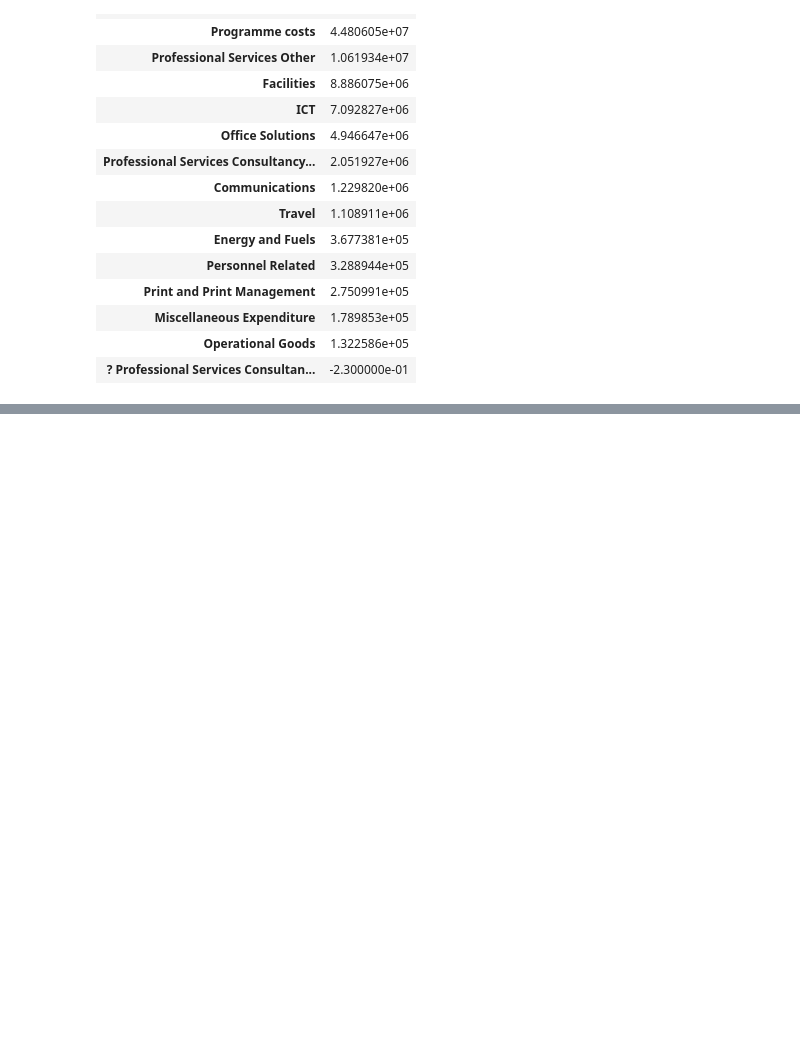
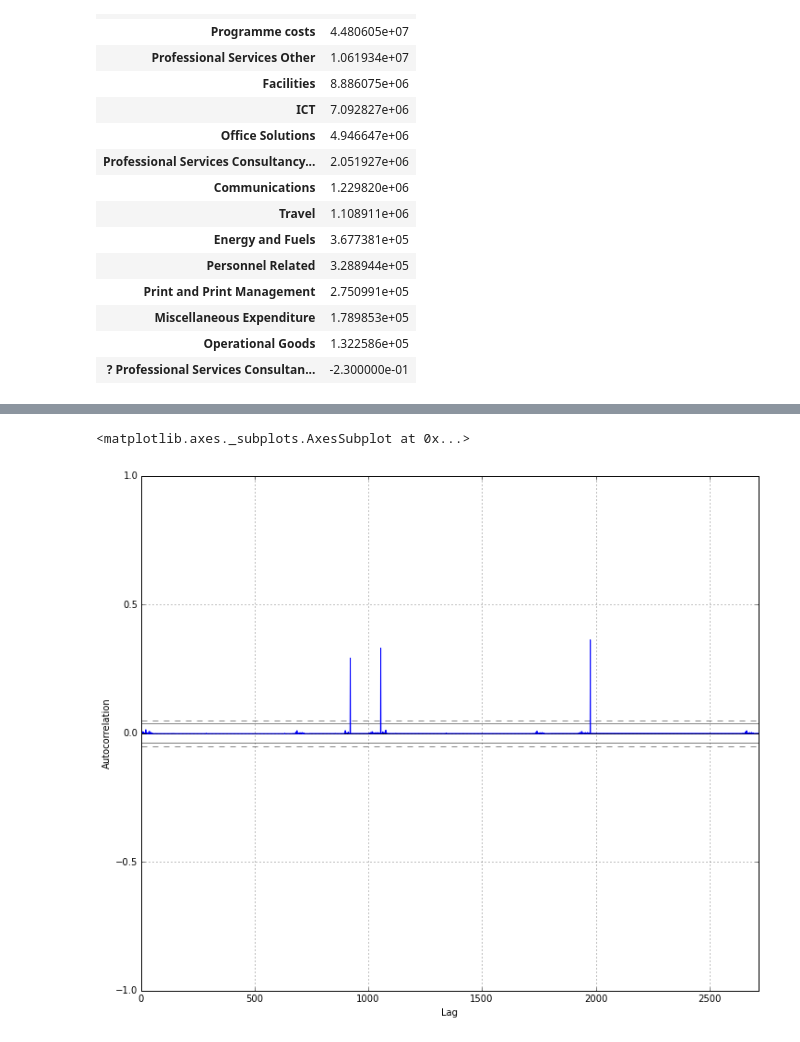
Before and after one commit to FLamparski/statlearn, a Jupyter notebook: dfe-spend-data/DFE Summer 2014.ipynb, the cells around one changed output, grey strips where cells are left out. Saved outputs shown, nothing was run; the diff lists cells and outputs as text; code cells hidden in the pictures; blank space fills up the shorter version.

```diff
--- a/dfe-spend-data/DFE Summer 2014.ipynb
+++ b/dfe-spend-data/DFE Summer 2014.ipynb
@@ -109,0 +132,6 @@ dfe.groupby('Expense type').sum().sort('Amount', ascending=False)
+# %%
+plt.figure(figsize=(12,10))
+autocorrelation_plot(dfe.Amount)
+# %% [output]
+<matplotlib.axes._subplots.AxesSubplot at 0x...>
+[figure, added]
```
Also changed, not shown: parts of 7 cells of this notebook.
